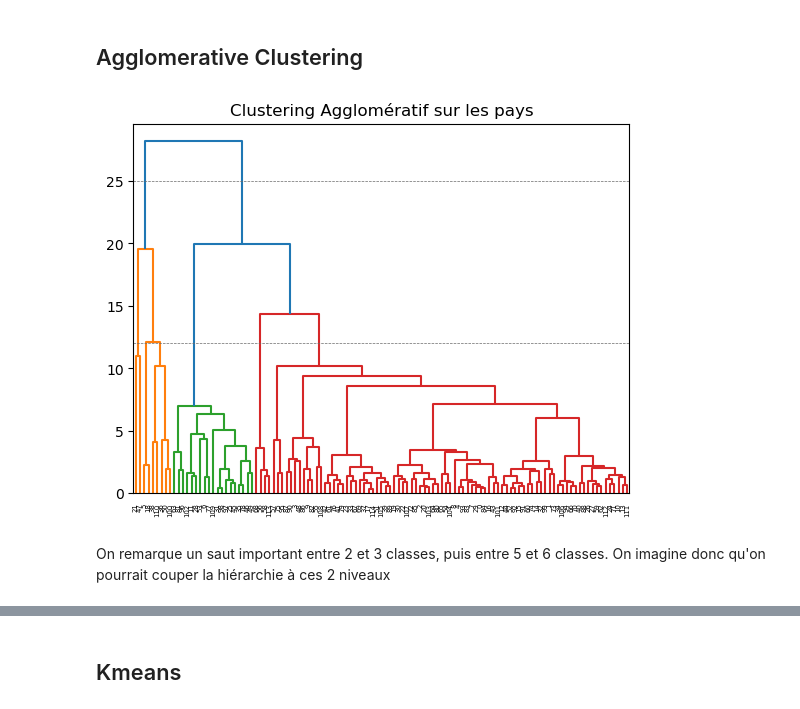
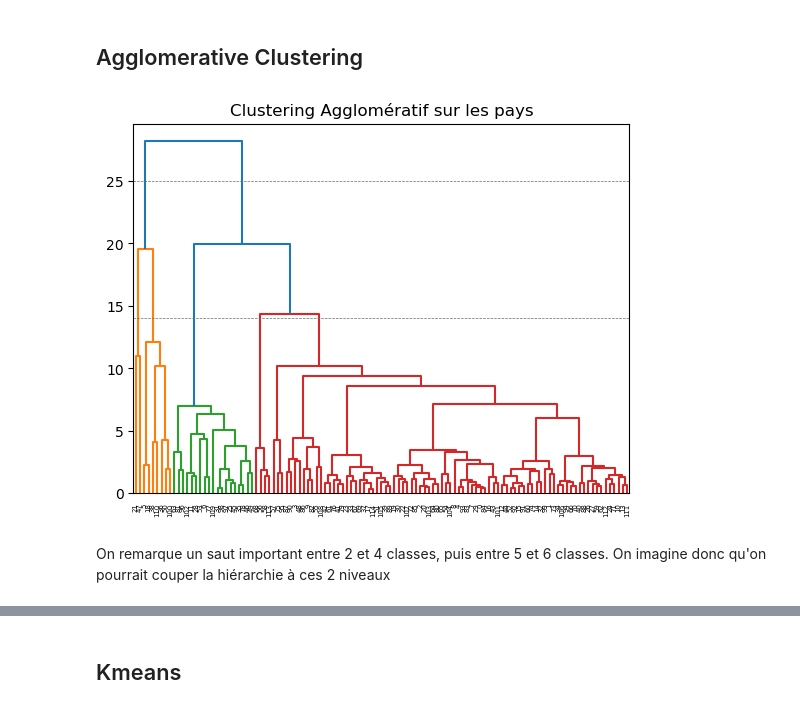
Before and after one commit to ahmedmokeddem/dalas, a Jupyter notebook: code/code EDA/Clustering.ipynb, the cells around one changed output, grey strips where cells are left out. Cells and saved outputs as stored; diff of their text form; code cells hidden in the pictures.

Commit message:
clustering maj
ajouter les idées discutées (kneedle, affichage des pays par cluster, silhouette score..)

```diff
--- a/code/code EDA/Clustering.ipynb
+++ b/code/code EDA/Clustering.ipynb
@@ -69,36 +77,37 @@ df_num_clean
 # %%
 # Normaliser les données
 scaler = StandardScaler()
-df_num_clean=pd.DataFrame(scaler.fit_transform(df_num_clean), columns=df_num_clean.columns)
+df_num_norm=pd.DataFrame(scaler.fit_transform(df_num_clean), columns=df_num_clean.columns)
 # %% [markdown]
 ## Agglomerative Clustering
 # %%
 modele_agglomerativeClustering = AgglomerativeClustering(distance_threshold=0, n_clusters=None)
 
-modele_agglomerativeClustering.fit(df_num_clean)
+modele_agglomerativeClustering.fit(df_num_norm)
+
 def plot_dendrogram(model, **kwargs):
     counts = np.zeros(model.children_.shape[0])
     n_samples = len(model.labels_)
     for i, merge in enumerate(model.children_):
         current_count = 0
         for child_idx in merge:
             if child_idx < n_samples:
                 current_count += 1
             else:
                 current_count += counts[child_idx - n_samples]
         counts[i] = current_count
 
     linkage_matrix = np.column_stack([model.children_, model.distances_,
                                       counts]).astype(float)
 
     dendrogram(linkage_matrix, **kwargs)
 plt.title("Clustering Agglomératif sur les pays")
 # plot the top three levels of the dendrogram
 plot_dendrogram(modele_agglomerativeClustering)
 plt.axhline(y = 25, linewidth = .5, color = "dimgray", linestyle = "--")
-plt.axhline(y = 12, linewidth = .5, color = "dimgray", linestyle = "--")
+plt.axhline(y = 14, linewidth = .5, color = "dimgray", linestyle = "--")
 plt.show()
 # %% [output]
-[figure, old version]
+[figure, new version]
 # %% [markdown]
-On remarque un saut important entre 2 et 3 classes, puis entre 5 et 6 classes. On imagine donc qu'on pourrait couper la hiérarchie à ces 2 niveaux
+On remarque un saut important entre 2 et 4 classes, puis entre 5 et 6 classes. On imagine donc qu'on pourrait couper la hiérarchie à ces 2 niveaux
```
Also changed, not shown: parts of 18 cells of this notebook.
